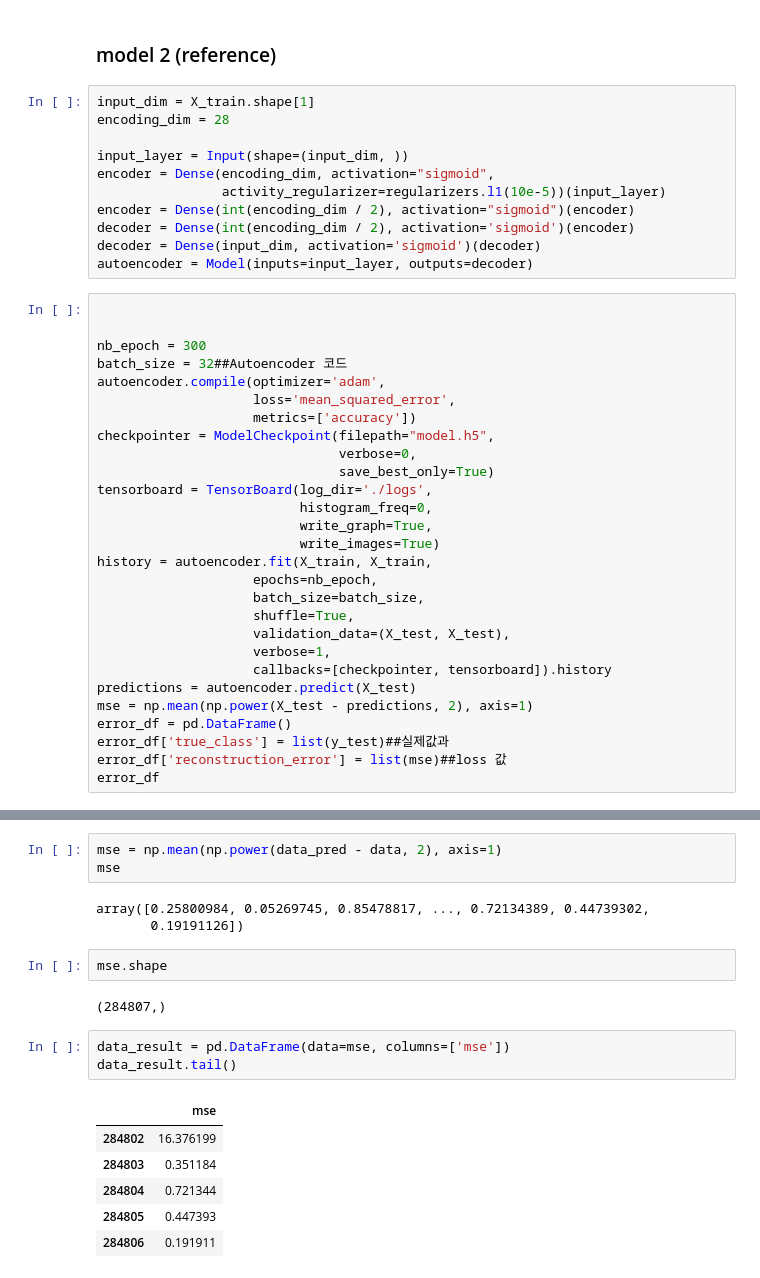
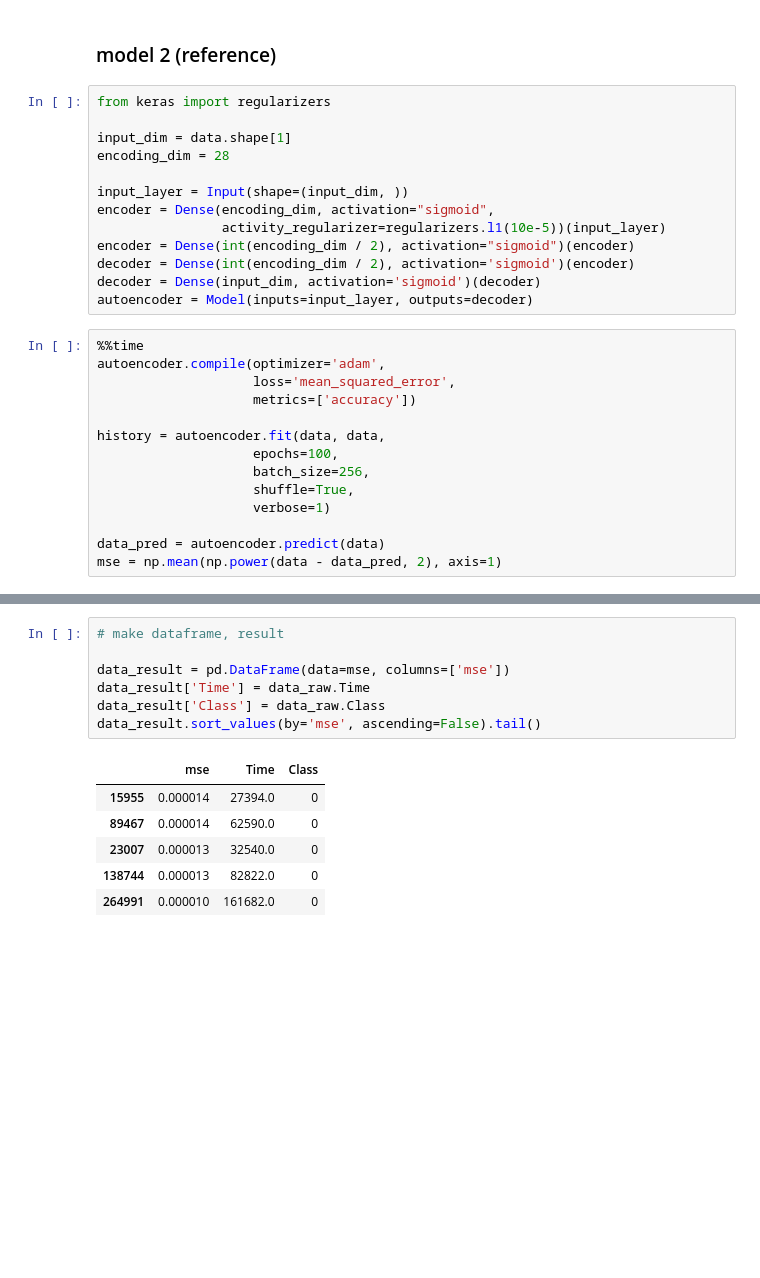
Before and after one commit to seokyeongheo/iot-data-practice, a Jupyter notebook: 4th/autoencoder_01.ipynb, the cells around one changed output, grey strips where cells are left out. Drawn from its saved outputs; the diff is of its cells as text; blank space fills up the shorter version.

Commit message:
autoencoder-practice-03

```diff
--- a/4th/autoencoder_01.ipynb
+++ b/4th/autoencoder_01.ipynb
@@ -139,7 +143,9 @@ Epoch 50/50
 # %% [markdown]
 ### model 2 (reference)
 # %%
-input_dim = X_train.shape[1]
+from keras import regularizers
+
+input_dim = data.shape[1]
 encoding_dim = 28
 
 input_layer = Input(shape=(input_dim, ))
@@ -150,30 +156,16 @@ decoder = Dense(int(encoding_dim / 2), activation='sigmoid')(encoder)
 decoder = Dense(input_dim, activation='sigmoid')(decoder)
 autoencoder = Model(inputs=input_layer, outputs=decoder)
 # %%
-
-
-nb_epoch = 300
-batch_size = 32##Autoencoder 코드
+%%time
 autoencoder.compile(optimizer='adam',
                     loss='mean_squared_error',
                     metrics=['accuracy'])
-checkpointer = ModelCheckpoint(filepath="model.h5",
-                               verbose=0,
-                               save_best_only=True)
-tensorboard = TensorBoard(log_dir='./logs',
-                          histogram_freq=0,
-                          write_graph=True,
-                          write_images=True)
-history = autoencoder.fit(X_train, X_train,
-                    epochs=nb_epoch,
-                    batch_size=batch_size,
+
+history = autoencoder.fit(data, data,
+                    epochs=100,
+                    batch_size=256,
                     shuffle=True,
-                    validation_data=(X_test, X_test),
-                    verbose=1,
-                    callbacks=[checkpointer, tensorboard]).history
-predictions = autoencoder.predict(X_test)
-mse = np.mean(np.power(X_test - predictions, 2), axis=1)
-error_df = pd.DataFrame()
-error_df['true_class'] = list(y_test)##실제값과
-error_df['reconstruction_error'] = list(mse)##loss 값
-error_df
+                    verbose=1)
+
+data_pred = autoencoder.predict(data)
+mse = np.mean(np.power(data - data_pred, 2), axis=1)
@@ -180,20 +190,14 @@ error_df
-# %%
-mse = np.mean(np.power(data_pred - data, 2), axis=1)
-mse
-# %% [output]
-array([0.25800984, 0.05269745, 0.85478817, ..., 0.72134389, 0.44739302,
-       0.19191126])
-# %%
-mse.shape
-# %% [output]
-(284807,)
 # %%
+# make dataframe, result
+
 data_result = pd.DataFrame(data=mse, columns=['mse'])
-data_result.tail()
+data_result['Time'] = data_raw.Time
+data_result['Class'] = data_raw.Class
+data_result.sort_values(by='mse', ascending=False).tail()
 # %% [output]
-|  | mse |
-| 284802 | 16.376199 |
-| 284803 | 0.351184 |
-| 284804 | 0.721344 |
-| 284805 | 0.447393 |
-| 284806 | 0.191911 |
+|  | mse | Time | Class |
+| 15955 | 0.000014 | 27394.0 | 0 |
+| 89467 | 0.000014 | 62590.0 | 0 |
+| 23007 | 0.000013 | 32540.0 | 0 |
+| 138744 | 0.000013 | 82822.0 | 0 |
+| 264991 | 0.000010 | 161682.0 | 0 |
```
Also changed, not shown: parts of 13 cells of this notebook.
